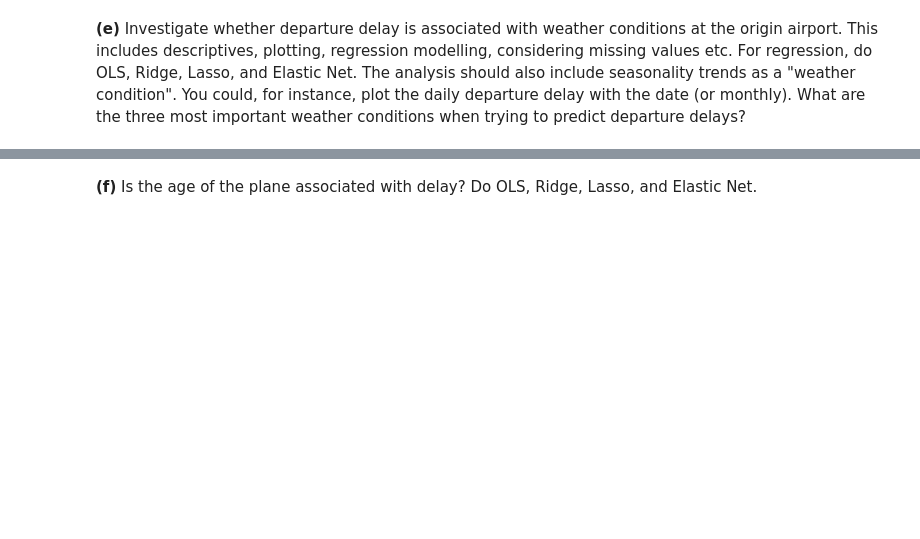
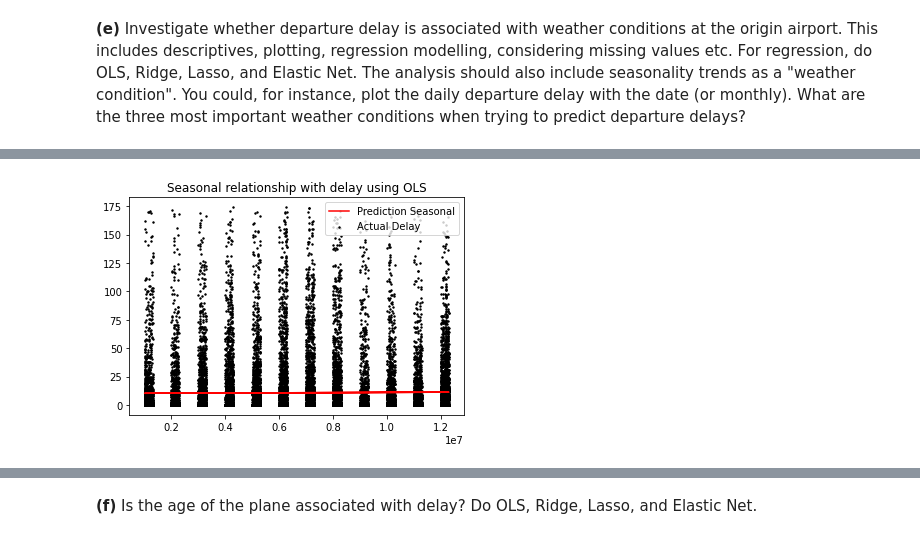
Before and after one commit to saeculumx/MAL_poj, a Jupyter notebook: MAL1 Project 2022.ipynb, the cells around one changed output, grey strips where cells are left out. Cells and saved outputs as stored; diff of their text form; code cells hidden in the pictures; blank space fills up the shorter version.

```diff
--- a/MAL1 Project 2022.ipynb
+++ b/MAL1 Project 2022.ipynb
@@ -538,0 +355,85 @@ coefficients [-0.07412866] | intercept 13.458356573109283
+# %%
+from sklearn.pipeline import make_pipeline
+from sklearn.preprocessing import PolynomialFeatures
+# OLS
+t_s_array = []
+t_array = []
+emp = []
+EWR_flight_time = np.asarray(EWR_flight_time_list)
+for t in EWR_flight_time:
+    s = int(t.strftime("%m%d%Y"))
+    t_array.append(s)
+    if s not in t_s_array:
+        t_s_array.append(s)
+y = a_d_EWR
+X = np.array(t_array).reshape(-1, 1)
+X_train, X_test, y_train, y_test = train_test_split(X, y, test_size=0.5, random_state=69)
+OLS = LinearRegression()
+OLS.fit(X_train, y_train)
+print("Seasonal : R^2 Performance score Train:", OLS.score(X_train, y_train), "| R^2 Performance score Test: ",
+      OLS.score(X_test, y_test))
+print("Seasonal : The coefficients are ", OLS.coef_, "| The intercept is ", OLS.intercept_)
+y_pred = OLS.predict(X_test)
+plt.title("Seasonal relationship with delay using OLS")
+plt.plot(X_test, y_pred, color="red")
+plt.scatter(X_test, y_test, color="black", s=2)
+plt.legend(["Prediction Seasonal", "Actual Delay"])
+plt.show()
+
+# Ridge
+
+alphas = 10 ** np.linspace(-10, 10, 100)
+ridgeCV = RidgeCV(alphas=alphas)
+ridgeCV.fit(X_train,y_train)
+best_a = ridgeCV.alpha_
+ridge = Ridge(alpha=best_a)
+ridge.fit(X_train, y_train)
+y_pred = ridge.predict(X_test)
+print("Best alpha = {}".format(best_a))
+print("R^2 on train data is {} and on test data is {}".format(ridge.score(X_train, y_train),ridge.score(X_test, y_test)))
+plt.title("Seasonal relationship with delay using Ridge")
+plt.plot(X_test, y_pred, color="red")
+plt.scatter(X_test, y_test, color="black", s=2)
+plt.legend(["Prediction Seasonal", "Actual Delay"])
+plt.show()
+
+# Lasso
+
+lassoCV = LassoCV(alphas=None, cv = 10, max_iter=10000)
+lassoCV.fit(X_train,y_train)
+best_a = lassoCV.alpha_
+lasso = Lasso(alpha=best_a,max_iter = 10000)
+lasso.fit(X_train, y_train)
+y_pred = lasso.predict(X_test)
+print("Best alpha = {}".format(best_a))
+print("R^2 on train data is {} and on test data is {}".format(lasso.score(X_train, y_train),lasso.score(X_test, y_test)))
+plt.title("Seasonal relationship with delay using lasso")
+plt.plot(X_test, y_pred, color="red")
+plt.scatter(X_test, y_test, color="black", s=2)
+plt.legend(["Prediction Seasonal", "Actual Delay"])
+plt.show()
+
+# poly
+
+x = np.array(t_array)
+poly = PolynomialFeatures(degree=2)
+poly.fit(X)
+X_p = poly.transform(X)
+ridgeCV = RidgeCV(alphas=alphas)
+ridgeCV.fit(X_p,y)
+best_a = ridgeCV.alpha_
+ridge = Ridge(best_a)
+ridge.fit(X_p, y)
+y_pred = ridge.predict(X_p)
+print("Visib Best alpha = {}".format(best_a))
+print("Visib R^2 on poly data is {}".format(ridge.score(X_p, y)))
+fig,(ax1,ax2) = plt.subplots(1,2)
+plt.suptitle("Polynomial Features Ridge Visib with delay")
+ax1.plot(np.sort(x), y_pred[np.argsort(x)], color="red")
+ax1.scatter(X_test,y_test, color="black", s=2)
+ax1.legend(["Prediction visib delay", "Actual Delay"])
+ax2.plot(np.sort(x), y_pred[np.argsort(x)], color="red")
+#ax2.scatter(X_test,y_test, color="black", s=2)
+ax2.legend(["Prediction visib delay", "Actual Delay"])
+plt.show()
+# %% [output]
@@ -538,0 +442 @@ coefficients [-0.07412866] | intercept 13.458356573109283
+[figure, added]
```
Also changed, not shown: parts of 20 cells of this notebook, 3 other files.
